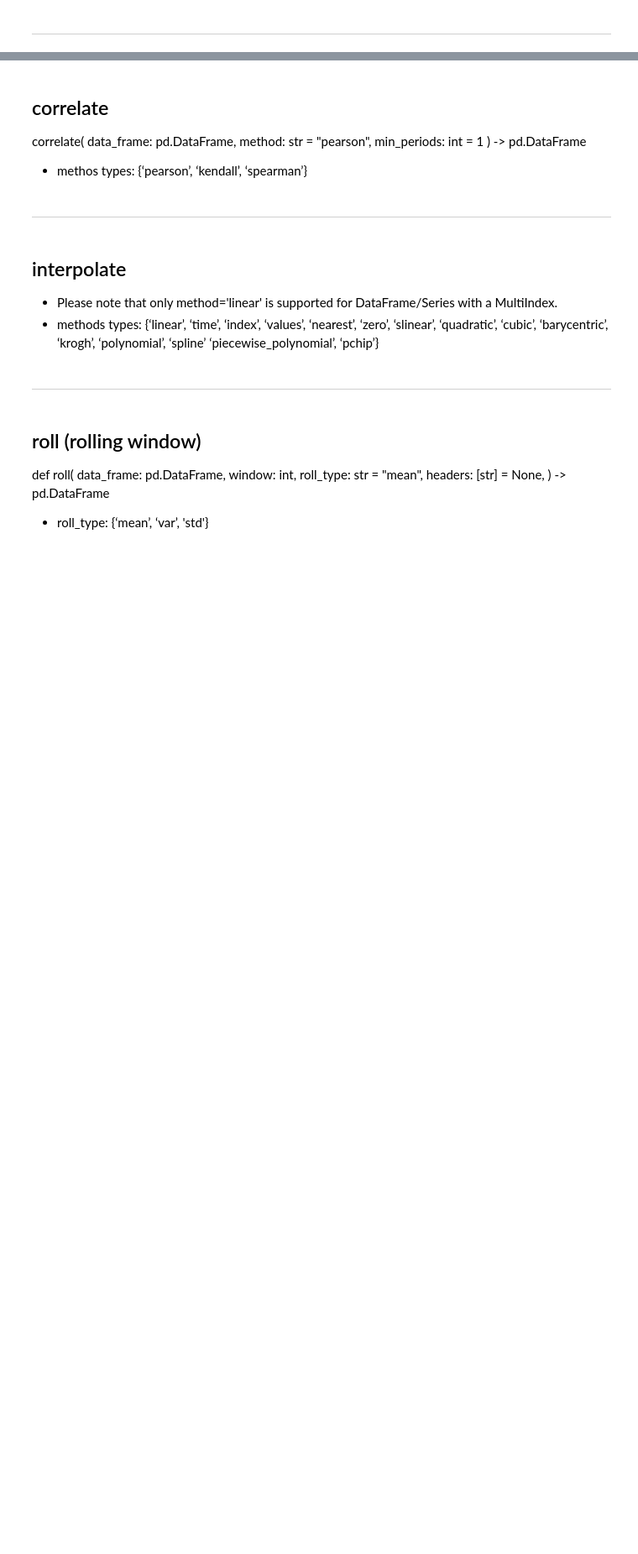
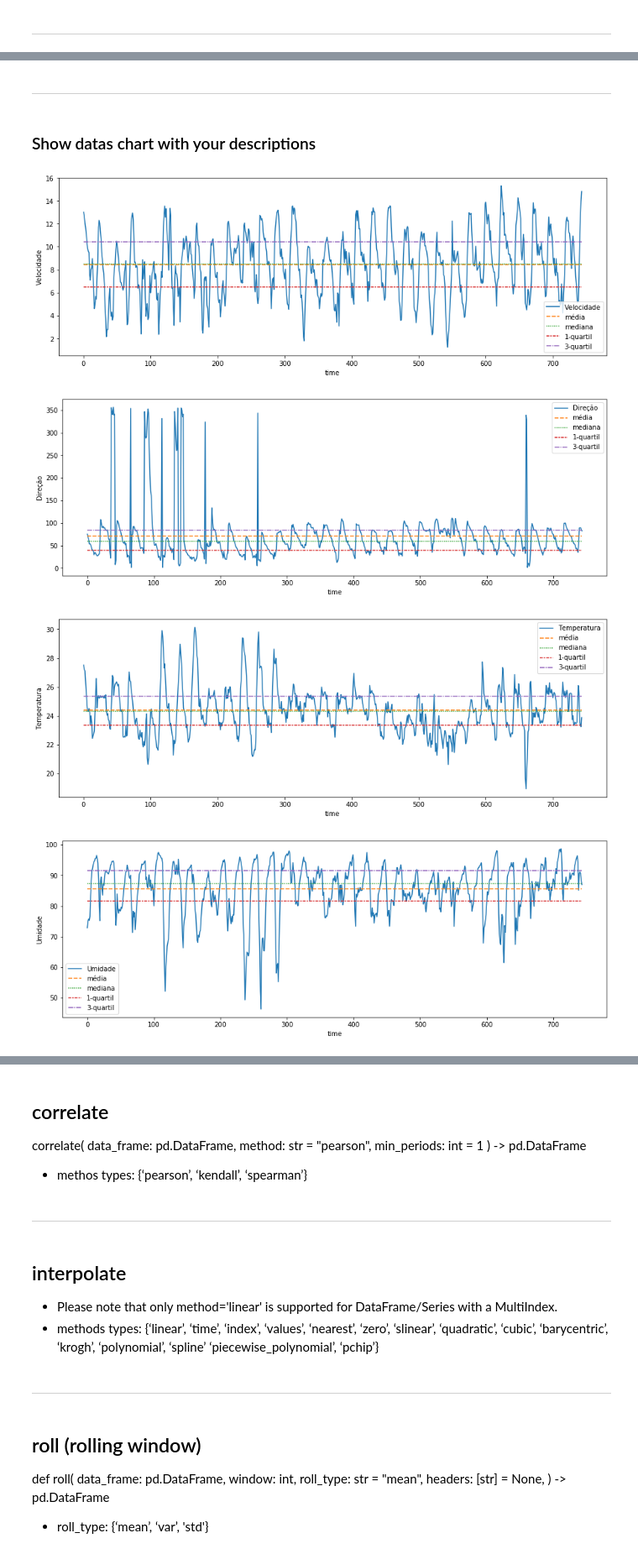
Before and after one commit to patricksferraz/analytics-utils, a Jupyter notebook: analytics-dash.ipynb, the cells around one changed output, grey strips where cells are left out. Shown at 84% size. Saved outputs shown, nothing was run; the diff lists cells and outputs as text; code cells hidden in the pictures; blank space fills up the shorter version.

```diff
--- a/analytics-dash.ipynb
+++ b/analytics-dash.ipynb
@@ -78,0 +129,4 @@ describe_data(df, lang='en')
+# %%
+# Cubic interpolation
+inter_c = interpolate(df_m, method="cubic")
+inter_c
@@ -78,0 +152,3 @@ describe_data(df, lang='en')
+# %%
+# Choose linear or cubic interpolation for next steps
+df_inter = inter_c
@@ -78,0 +159,4 @@ describe_data(df, lang='en')
+# %%
+# Datas description
+describe_m = describe_data(df_inter)
+describe_m
@@ -78,0 +175,22 @@ describe_data(df, lang='en')
+# %% [markdown]
+---
+# %% [markdown]
+### Show datas chart with your descriptions
+# %%
+# Show descriptions chart
+dm = ["média", "mediana", "1-quartil", "3-quartil"]
+
+for column in df_inter.columns[4:]:
+    _, ax1 = plt.subplots(1, 1, figsize=(15, 5))
+
+    df_aux = df_inter.loc[:,[column]].copy()
+    for measure in dm:
+        df_aux[f"{measure}"] = describe_m.loc[column, measure]
+
+    ax = sns.lineplot(data=df_aux, ax=ax1)
+    ax.set(xlabel='time', ylabel=column)
+# %% [output]
+[figure, added]
+[figure, added]
+[figure, added]
+[figure, added]
```
Also changed, not shown: parts of 29 cells of this notebook.
